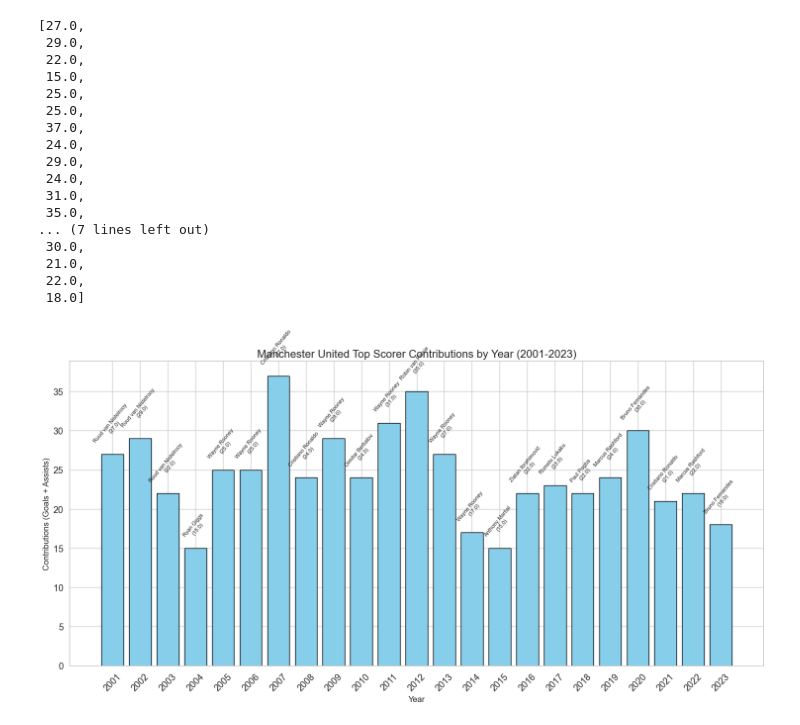
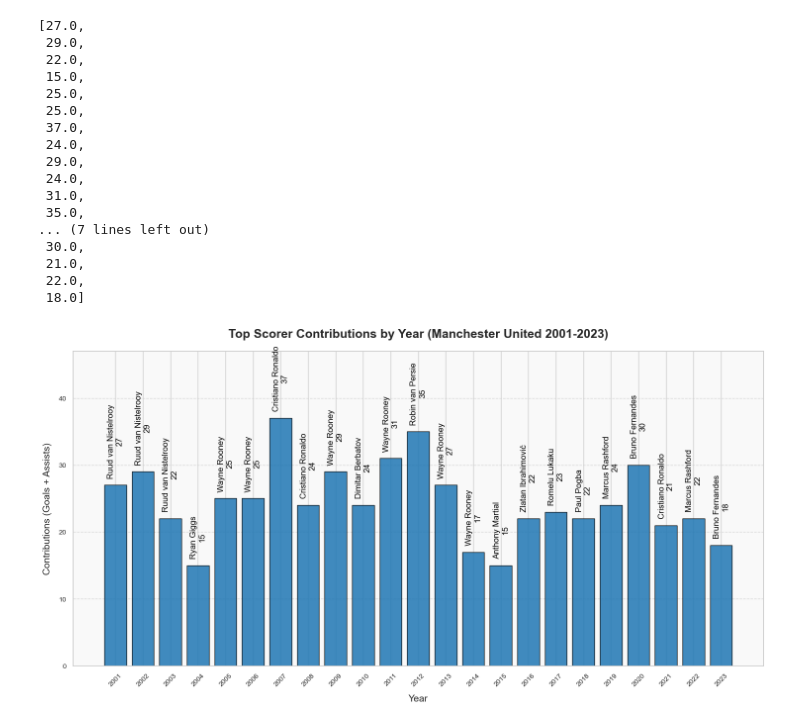
Before and after one commit to arnie12a/Manchester-United-Dashboard, a Jupyter notebook: viz.ipynb, the cells around one changed output. Drawn from its saved outputs; the diff is of its cells as text; code cells hidden in the pictures.

Commit message:
finished visualization

```diff
--- a/viz.ipynb
+++ b/viz.ipynb
@@ -99,26 +99,40 @@ contributions
  18.0]
 # %%
 years = list(range(2001,2024,1))
-# %%
-import matplotlib.pyplot as plt
-
-
-# Plotting
-plt.figure(figsize=(15, 8))
-plt.bar(years, contributions, color='skyblue', edgecolor='black')
-
-# Adding labels
-for i, contribution in enumerate(contributions):
-    plt.text(years[i], contribution + 1, f"{players[i]}\n({contribution})",
-             ha='center', fontsize=8, rotation=80)
-
-plt.title('Manchester United Top Scorer Contributions by Year (2001-2023)', fontsize=16)
-plt.xlabel('Year', fontsize=12)
-plt.ylabel('Contributions (Goals + Assists)', fontsize=12)
-plt.xticks(years, rotation=45)
-plt.tight_layout()
-
-# Show plot
-plt.show()
-# %% [output]
-[figure, removed]
+# %%
+import matplotlib.pyplot as plt
+import matplotlib.ticker as mtick
+
+
+
+# Plotting
+plt.figure(figsize=(15, 8))
+bars = plt.bar(years, contributions, color='#1f77b4', edgecolor='black', alpha=0.85)
+
+# Styling
+plt.gca().yaxis.set_major_formatter(mtick.FormatStrFormatter('%.0f'))
+plt.grid(axis='y', linestyle='--', alpha=0.7)
+plt.title('Top Scorer Contributions by Year (Manchester United 2001-2023)', fontsize=18, fontweight='bold', pad=20)
+plt.xlabel('Year', fontsize=14, labelpad=10)
+plt.ylabel('Contributions (Goals + Assists)', fontsize=14, labelpad=10)
+plt.xticks(years, rotation=45, fontsize=10)
+plt.yticks(fontsize=10)
+
+# Adjust y-axis to add padding
+plt.ylim(0, max(contributions) + 10)
+
+# Add labels above the bars
+for bar, player, contribution in zip(bars, players, contributions):
+    plt.text(bar.get_x() + bar.get_width() / 2, bar.get_height() + 1,
+             f"{player}\n{contribution:.0f}",
+             ha='center', va='bottom', fontsize=12, rotation=90, color='black')
+
+# Add background and frame styling
+plt.gca().set_facecolor('#f9f9f9')
+plt.gcf().set_facecolor('white')
+plt.tight_layout()
+
+# Show plot
+plt.show()
+# %% [output]
+[figure, added]
```
Also changed, not shown: parts of 2 cells of this notebook, 2 other files.
